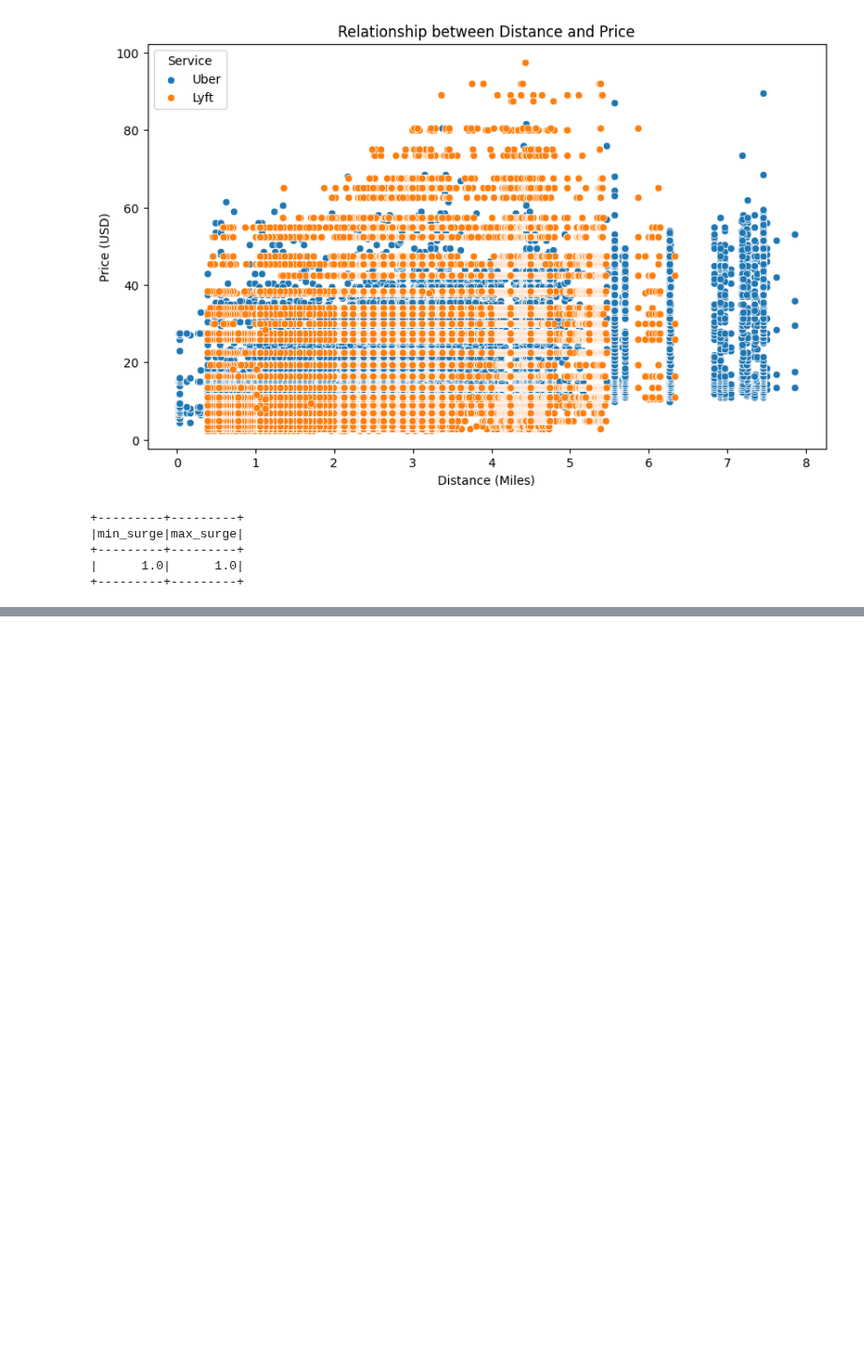
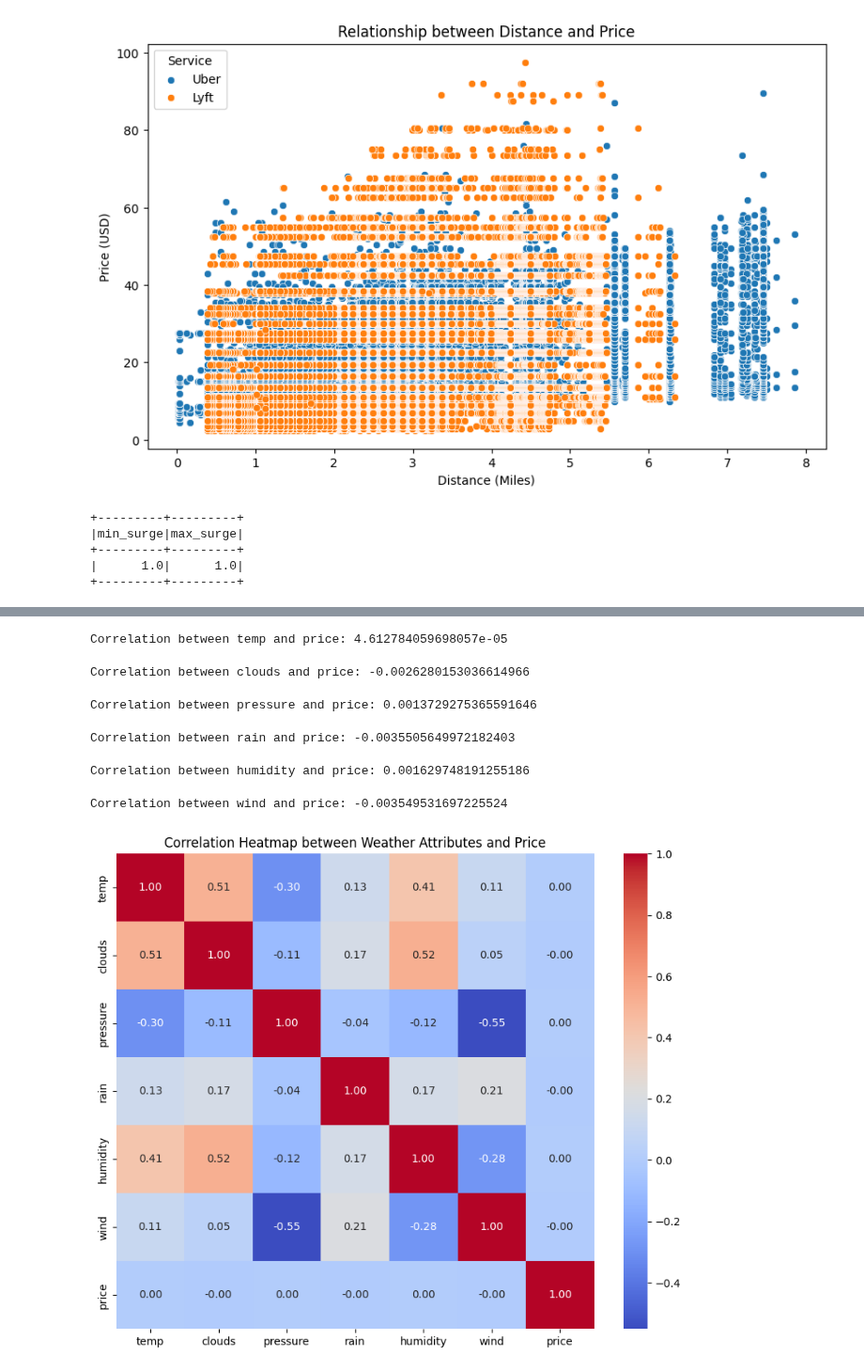
Before and after one commit to rishikamtam12/UberFarePredictor, a Jupyter notebook: dataVisualization.ipynb, the cells around one changed output, grey strips where cells are left out. Shown at 94% size. Drawn from its saved outputs; the diff is of its cells as text; code cells hidden in the pictures; blank space fills up the shorter version.

```diff
--- a/dataVisualization.ipynb
+++ b/dataVisualization.ipynb
@@ -434,0 +501,20 @@ Correlation between wind and price: 9.299157242002095e-05
+# %%
+from pyspark.sql.functions import coalesce, col
+
+# Step 1: Replace 'weather_time_stamp' with 'weather_source_timestamp' where available
+lyft_joined_df = lyft_joined_df.withColumn(
+    "weather_time_stamp",
+    coalesce(col("weather_source_timestamp"), col("weather_time_stamp"))
+)
+
+# Step 2: Remove 'weather_source_timestamp' column
+lyft_joined_df = lyft_joined_df.drop("weather_source_timestamp")
+
+# Step 3: Count rows with any null value
+rows_before = lyft_joined_df.count()
+lyft_joined_df = lyft_joined_df.na.drop()  # Remove rows with any null values
+rows_after = lyft_joined_df.count()
+
+# Step 4: Print the number of rows removed
+rows_removed = rows_before - rows_after
+print(f"Number of rows removed: {rows_removed}")
@@ -434,0 +551,38 @@ Correlation between wind and price: 9.299157242002095e-05
+# %%
+from pyspark.sql.functions import col
+import seaborn as sns
+import matplotlib.pyplot as plt
+import pandas as pd
+
+# Step 1: Select relevant columns
+weather_columns = ['temp', 'clouds', 'pressure', 'rain', 'humidity', 'wind']
+target_column = 'price'
+selected_columns = weather_columns + [target_column]
+selected_df = lyft_joined_df.select(*selected_columns)
+
+# Step 2: Compute correlations in PySpark
+correlations = {}
+for column in weather_columns:
+    corr_value = selected_df.stat.corr(column, target_column)
+    correlations[column] = corr_value
+    print(f"Correlation between {column} and {target_column}: {corr_value}")
+
+# Step 3: Convert to Pandas for visualization
+selected_pandas_df = selected_df.toPandas()
+
+# Compute the correlation matrix
+correlation_matrix = selected_pandas_df.corr()
+
+# Step 4: Plot heatmap
+plt.figure(figsize=(10, 8))
+sns.heatmap(correlation_matrix, annot=True, cmap="coolwarm", fmt=".2f")
+plt.title("Correlation Heatmap between Weather Attributes and Price")
+plt.show()
+# %% [output]
+Correlation between temp and price: 4.612784059698057e-05
+Correlation between clouds and price: -0.0026280153036614966
+Correlation between pressure and price: 0.0013729275365591646
+Correlation between rain and price: -0.0035505649972182403
+Correlation between humidity and price: 0.001629748191255186
+Correlation between wind and price: -0.003549531697225524
+[figure, added]
```
Also changed, not shown: parts of 17 cells of this notebook.
